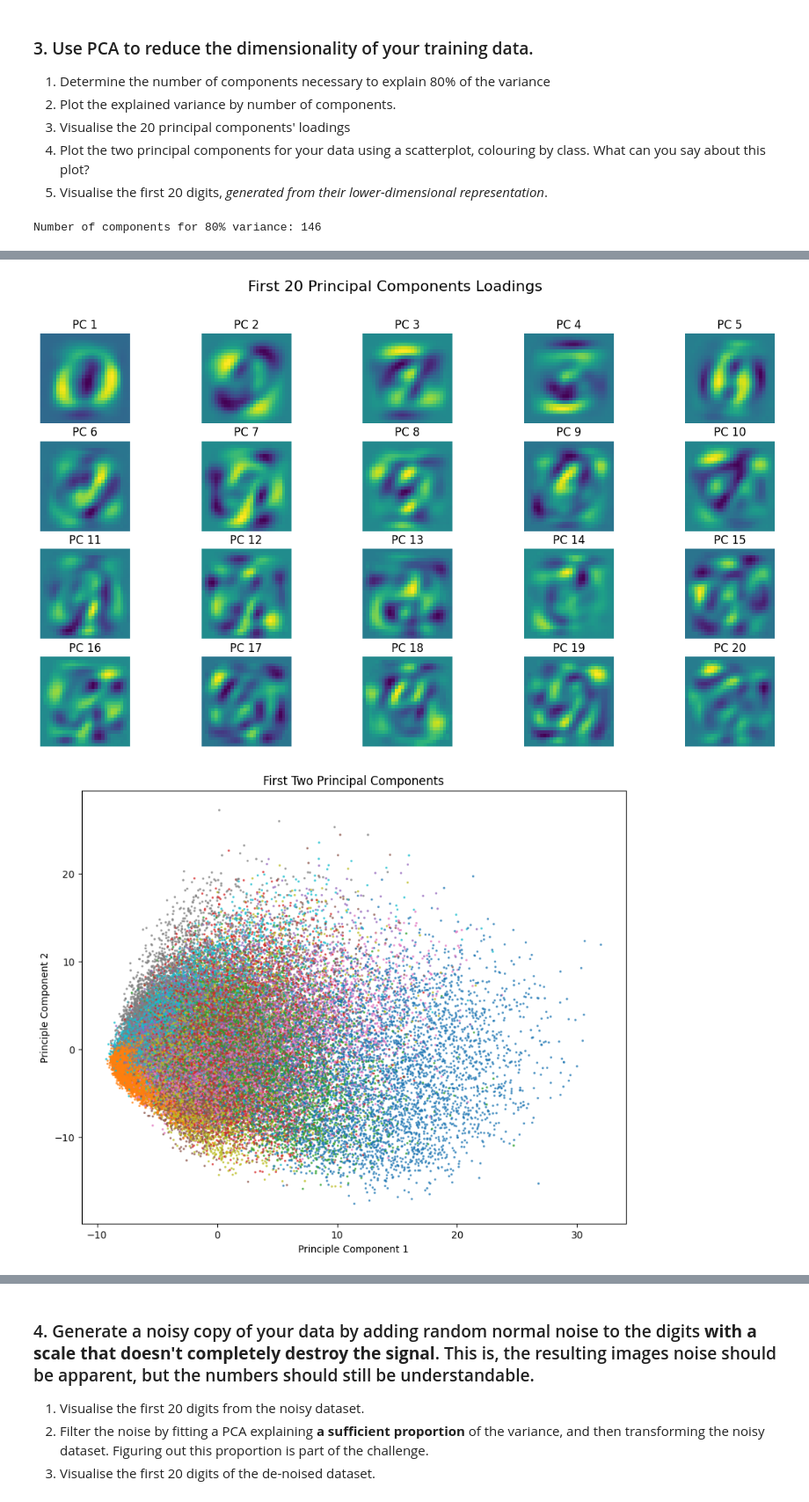
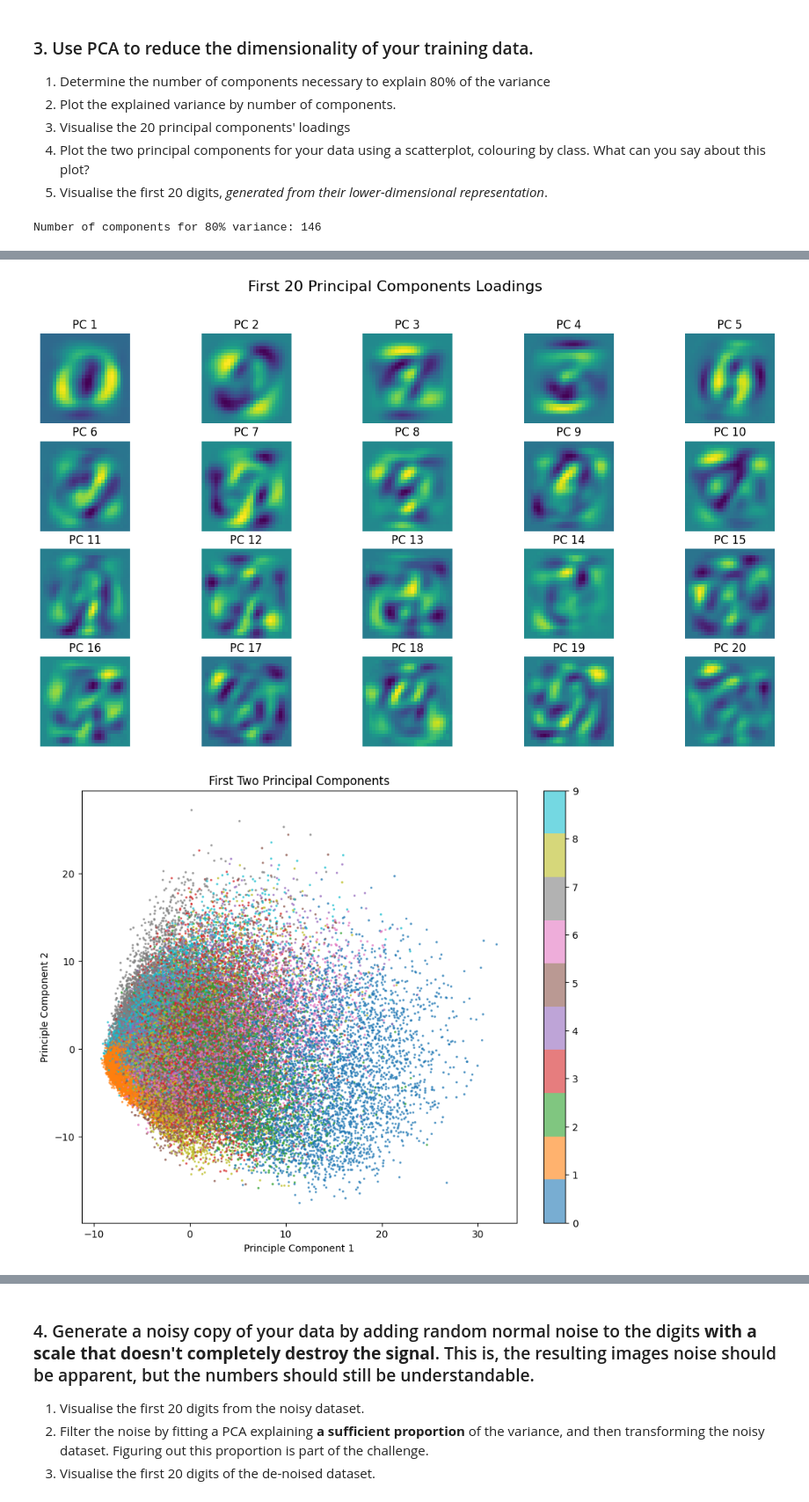
Before and after one commit to kenzfinn/csc1035_lecture_examples, a Jupyter notebook: Part2_Coursework.ipynb, the cells around one changed output, grey strips where cells are left out. Shown at 88% size. Drawn from its saved outputs; the diff is of its cells as text; code cells hidden in the pictures.

```diff
--- a/Part2_Coursework.ipynb
+++ b/Part2_Coursework.ipynb
@@ -166,35 +162,35 @@ X_pca2 = pca.fit_transform(X_train)
 
 plt.figure(figsize=(10, 8))
 scatter = plt.scatter(X_pca2[:, 0], X_pca2[:, 1], c=y_train.astype(int), cmap='tab10', alpha=0.6, s=2)
-#plt.colorbar(scatter, label='Digit Label')
+plt.colorbar(scatter)
 plt.title('First Two Principal Components')
 plt.xlabel('Principle Component 1')
 plt.ylabel('Principle Component 2')
 plt.show()
 
-pca = PCA(n_components=2)
-X_reduced = pca.fit_transform(X)
+pca = PCA(n_components=20)
+X_reduced = pca.fit_transform(X_train)
 X_reconstructed = pca.inverse_transform(X_reduced)
 
 
 plt.figure(figsize=(15, 6))
 for i in range(20):
     #subplot of the MNIST dataset without changes
     plt.subplot(4, 10, i + 1)
-    plt.imshow(X[i].reshape(28, 28), cmap='gray')
+    plt.imshow(X_train[i].reshape(28, 28), cmap='gray')
     plt.title("Original")
     plt.axis('off')
 
     #subplot of the MNIST dataset when dimensionality has been reduced
     plt.subplot(4, 10, i + 21)
     plt.imshow(X_reconstructed[i].reshape(28, 28), cmap='gray')
     plt.title("Reconstructed")
     plt.axis('off')
 
 plt.suptitle('Original and Reconstructed Digits', fontsize=16)
 plt.show()
 # %% [output]
 Number of components for 80% variance: 146
 [figure]
 [figure]
-[figure, old version]
+[figure, new version]
```
Also changed, not shown: parts of 3 cells of this notebook.
